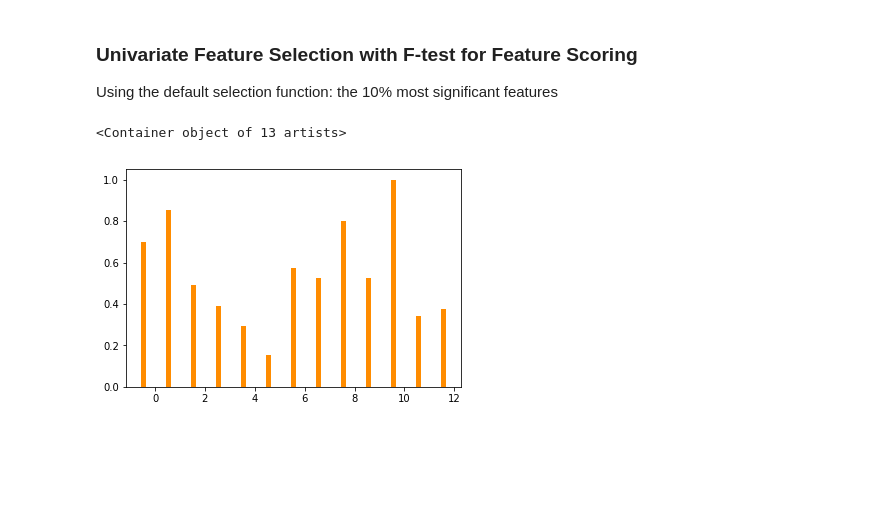
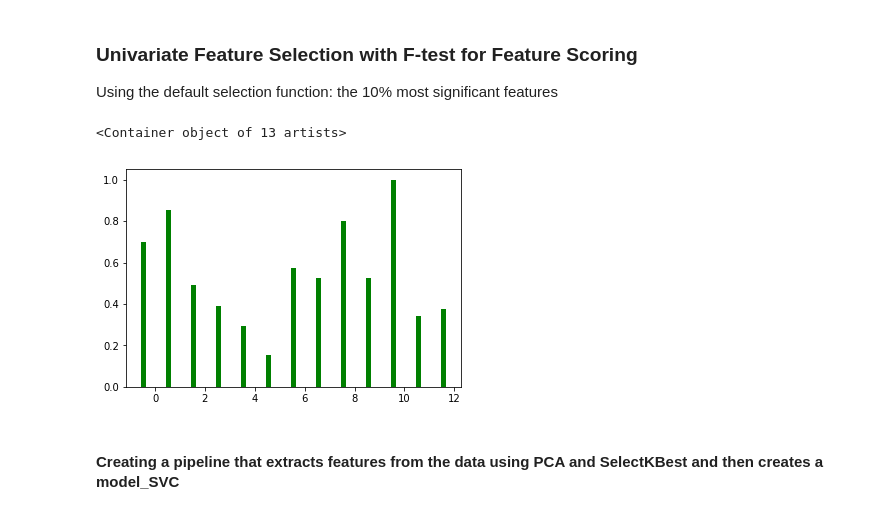
Before and after one commit to geekquad/Fraud-Detection, a Jupyter notebook: Fraud Detection from ENRON dataset.ipynb, the cells around one changed output. Saved outputs shown, nothing was run; the diff lists cells and outputs as text; code cells hidden in the pictures; blank space fills up the shorter version.

```diff
--- a/Fraud Detection from ENRON dataset.ipynb
+++ b/Fraud Detection from ENRON dataset.ipynb
@@ -653,13 +697,13 @@ Using the default selection function: the 10% most significant features
 # %%
 from sklearn.feature_selection import SelectPercentile, f_classif
 
 selector = SelectPercentile(f_classif, percentile=10)
 selector.fit(features, labels)
 scores = -np.log(selector.pvalues_)
 scores /= scores.max()
 
 X_indices = np.arange(features.shape[-1])
-plt.bar(X_indices - .45, scores, width=.2,label=r'Univariate score ($-Log(p_[value])&)', color='darkorange')
+plt.bar(X_indices - .45, scores, width=.2,label=r'Univariate score ($-Log(p_[value])&)', color='green')
 # %% [output]
 <Container object of 13 artists>
-[figure, old version]
+[figure, new version]
@@ -665,0 +736,2 @@ plt.bar(X_indices - .45, scores, width=.2,label=r'Univariate score ($-Log(p_[val
+# %% [markdown]
+#### Creating a pipeline that extracts features from the data using PCA and SelectKBest and then creates a model_SVC
```
Also changed, not shown: parts of 6 cells of this notebook.
